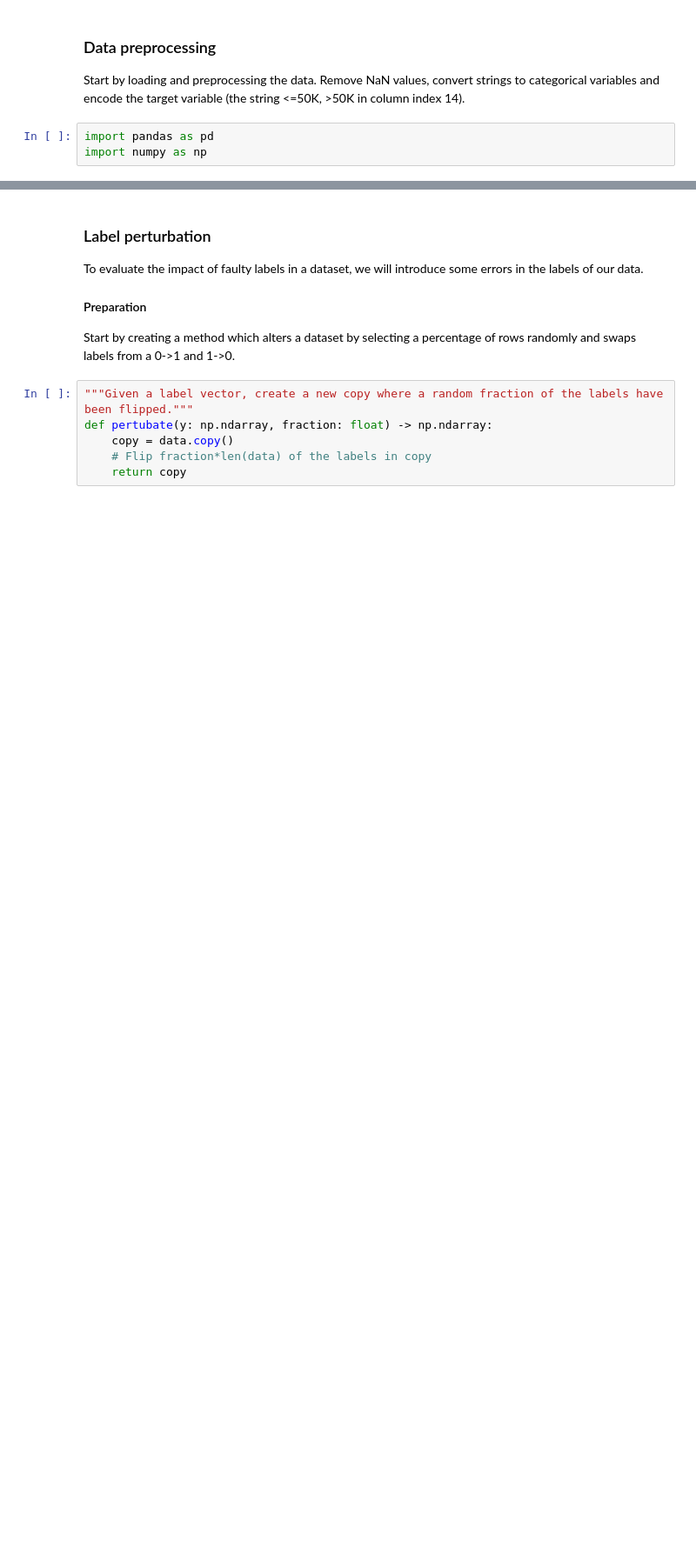
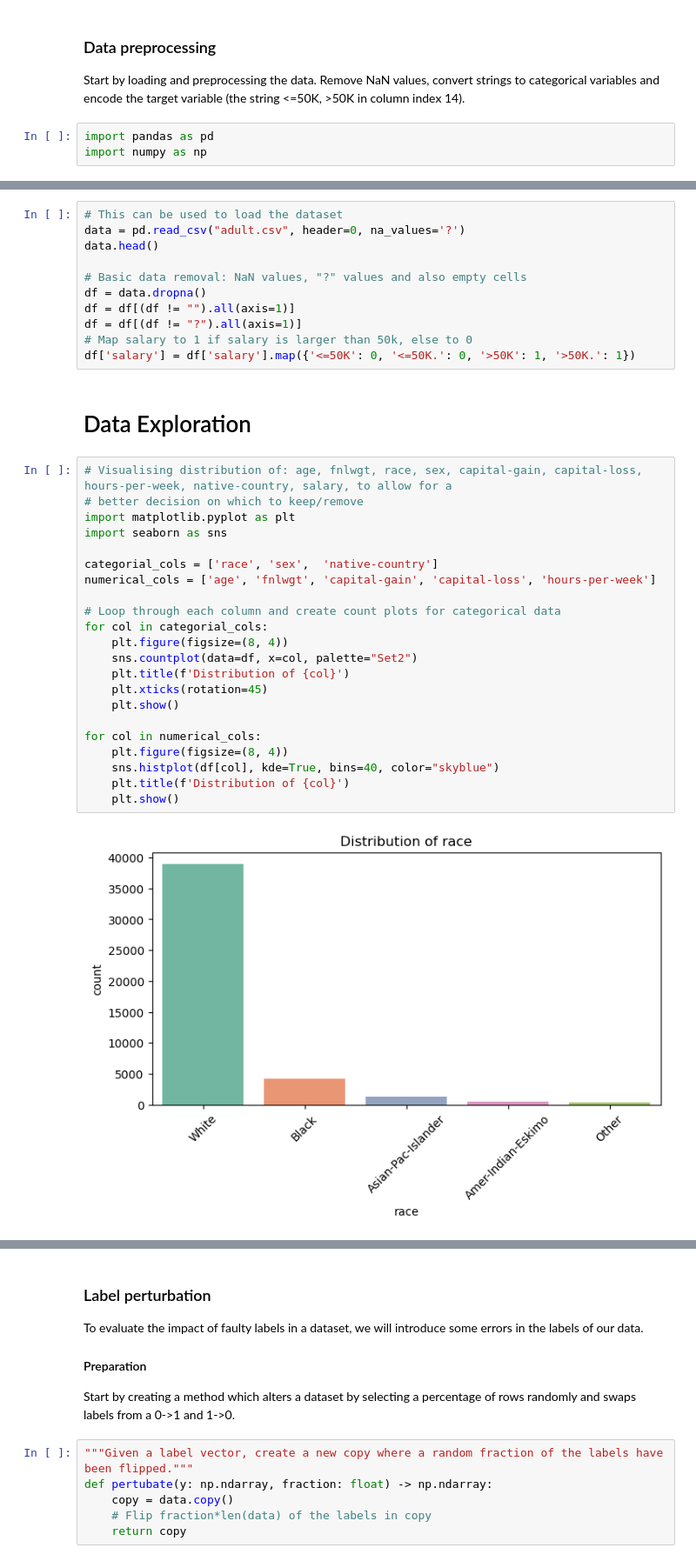
Before and after one commit to dylanrd/Data_engineering, a Jupyter notebook: Assignment_part1 V2 (1).ipynb, the cells around one changed output, grey strips where cells are left out. Shown at 87% size. Drawn from its saved outputs; the diff is of its cells as text; blank space fills up the shorter version.

Commit message:
Added data processing

```diff
--- a/Assignment_part1 V2 (1).ipynb
+++ b/Assignment_part1 V2 (1).ipynb
@@ -26,0 +16,37 @@ data.head()
+# %%
+# This can be used to load the dataset
+data = pd.read_csv("adult.csv", header=0, na_values='?')
+data.head()
+
+# Basic data removal: NaN values, "?" values and also empty cells
+df = data.dropna()
+df = df[(df != "").all(axis=1)]
+df = df[(df != "?").all(axis=1)]
+# Map salary to 1 if salary is larger than 50k, else to 0
+df['salary'] = df['salary'].map({'<=50K': 0, '<=50K.': 0, '>50K': 1, '>50K.': 1})
+# %% [markdown]
+# Data Exploration
+# %%
+# Visualising distribution of: age, fnlwgt, race, sex, capital-gain, capital-loss, hours-per-week, native-country, salary, to allow for a
+# better decision on which to keep/remove
+import matplotlib.pyplot as plt
+import seaborn as sns
+
+categorial_cols = ['race', 'sex',  'native-country']
+numerical_cols = ['age', 'fnlwgt', 'capital-gain', 'capital-loss', 'hours-per-week']
+
+# Loop through each column and create count plots for categorical data
+for col in categorial_cols:
+    plt.figure(figsize=(8, 4))
+    sns.countplot(data=df, x=col, palette="Set2")
+    plt.title(f'Distribution of {col}')
+    plt.xticks(rotation=45)
+    plt.show()
+
+for col in numerical_cols:
+    plt.figure(figsize=(8, 4))
+    sns.histplot(df[col], kde=True, bins=40, color="skyblue")
+    plt.title(f'Distribution of {col}')
+    plt.show()
+# %% [output]
+[figure, added]
```
Also changed, not shown: parts of 6 cells of this notebook, 1 other file.
